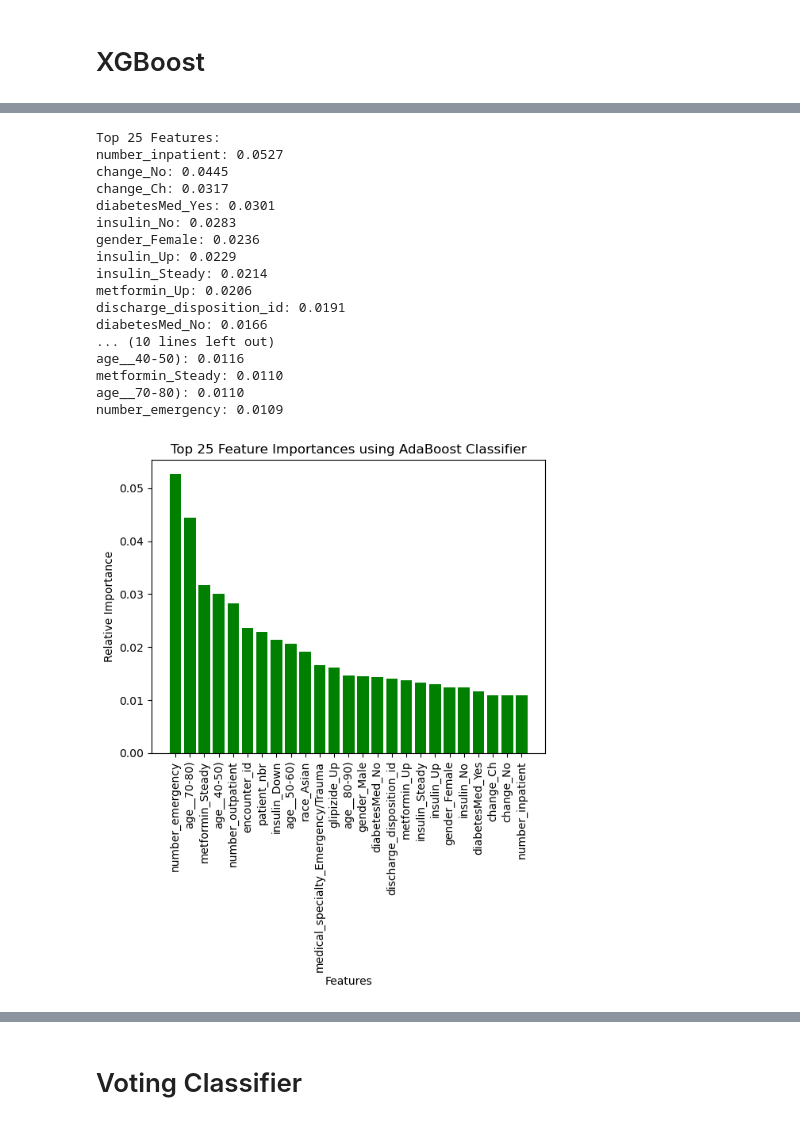
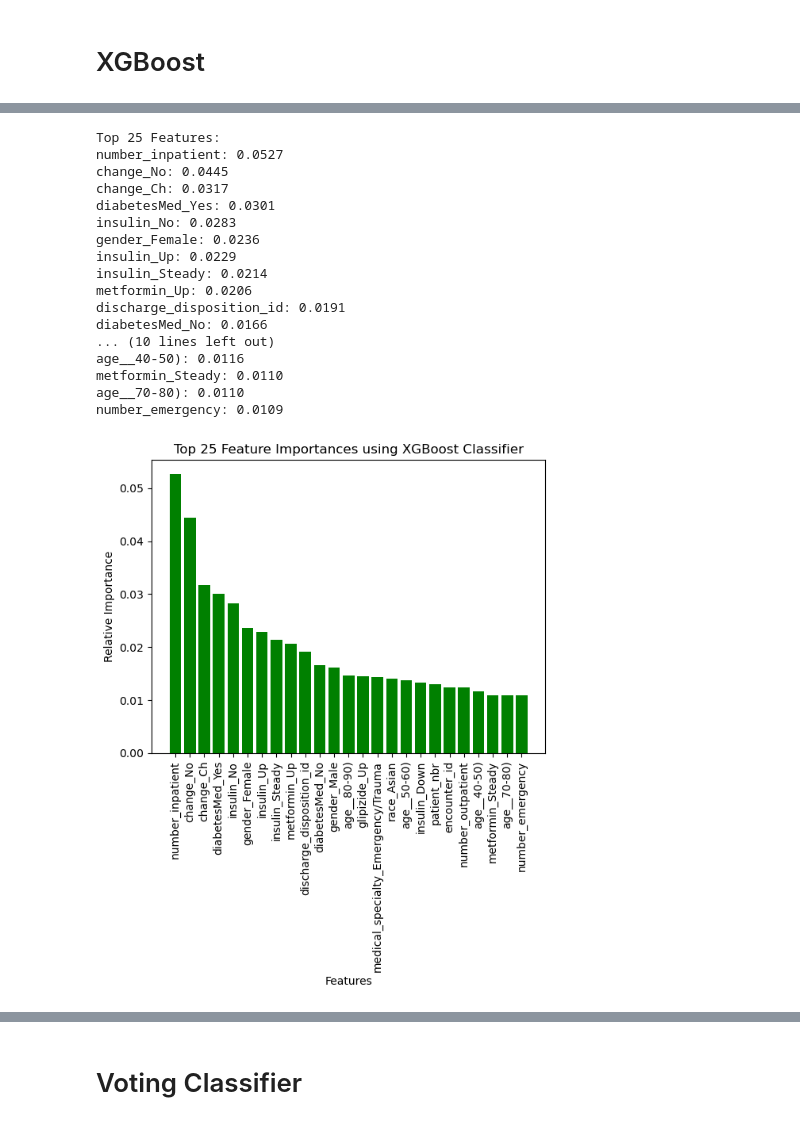
Before and after one commit to DiyadotSaha/ML_Diabetes_Project, a Jupyter notebook: Feature Selection with SMOTEEN.ipynb, the cells around one changed output, grey strips where cells are left out. Drawn from its saved outputs; the diff is of its cells as text; code cells hidden in the pictures.

Commit message:
editing feature selection

```diff
--- a/Feature Selection with SMOTEEN.ipynb
+++ b/Feature Selection with SMOTEEN.ipynb
@@ -400,37 +349,65 @@ XGBClassifier(base_score=None, booster=None, callbacks=None,
+# %%
+new_column_names = [col.replace('[', '_').replace(']', '_').replace('<', 'less_than') for col in X_tr_bal.columns]
+# Create a dictionary to map old names to new names
+column_mapping = dict(zip(X_tr_bal.columns, new_column_names))
+X_tr_bal = X_tr_bal.rename(columns=column_mapping)
+#--------
+#new_column_names = [col.replace('[', '_').replace(']', '_').replace('<', 'less_than') for col in X_tr_bal.columns]
+# Create a dictionary to map old names to new names
+##column_mapping = dict(zip(X_test.columns, new_column_names))
+#X_test = X_test.rename(columns=column_mapping)
 # %%
-n = 25  # You can change this to the desired number of features
+from xgboost import XGBClassifier
+import matplotlib.pyplot as plt
+
+# Assuming X_tr_bal and y_tr_bal are your training data and labels
+
+# Train the XGBoost Classifier
+cls = XGBClassifier()
+cls.fit(X_tr_bal, y_tr_bal)
+
+# Get feature importances
+importances = cls.feature_importances_
+indices = np.argsort(importances)[::-1]
+features = X_tr_bal.columns
+
+# Select the top 25 features
+n = 25
 top_n_indices = indices[:n]
 top_n_features = [features[i] for i in top_n_indices]
 top_n_importances = importances[top_n_indices]
 
+# Print top features and plot the bar chart
 print(f'Top {n} Features:')
 for feature, importance in zip(top_n_features, top_n_importances):
     print(f'{feature}: {importance:.4f}')
-plt.title(f'Top {n} Feature Importances using AdaBoost Classifier')
-plt.bar(range(len(top_n_indices)-1, -1, -1), top_n_importances[::-1], color='g', align='center')
-plt.xticks(range(len(top_n_indices)), [features[i] for i in top_n_indices[::-1]], rotation='vertical')
+
+# Plot the bar chart for the top n importances in a vertical layout
+plt.title(f'Top {n} Feature Importances using XGBoost Classifier')
+plt.bar(range(len(top_n_indices)), top_n_importances, color='g', align='center')
+plt.xticks(range(len(top_n_indices)), top_n_features, rotation='vertical')
 plt.ylabel('Relative Importance')
 plt.xlabel('Features')
 plt.show()
 # %% [output]
 Top 25 Features:
 number_inpatient: 0.0527
 change_No: 0.0445
 change_Ch: 0.0317
 diabetesMed_Yes: 0.0301
 insulin_No: 0.0283
 gender_Female: 0.0236
 insulin_Up: 0.0229
 insulin_Steady: 0.0214
 metformin_Up: 0.0206
 discharge_disposition_id: 0.0191
 diabetesMed_No: 0.0166
 ... (10 lines left out)
 age__40-50): 0.0116
 metformin_Steady: 0.0110
 age__70-80): 0.0110
 number_emergency: 0.0109
-[figure, old version]
+[figure, new version]
 # %%
 # Plot the bar chart for the top n importances
 plt.title(f'Top {n} Feature Importances using XGBoost Classifier')
```
Also changed, not shown: parts of 19 cells of this notebook, 2 other files.
